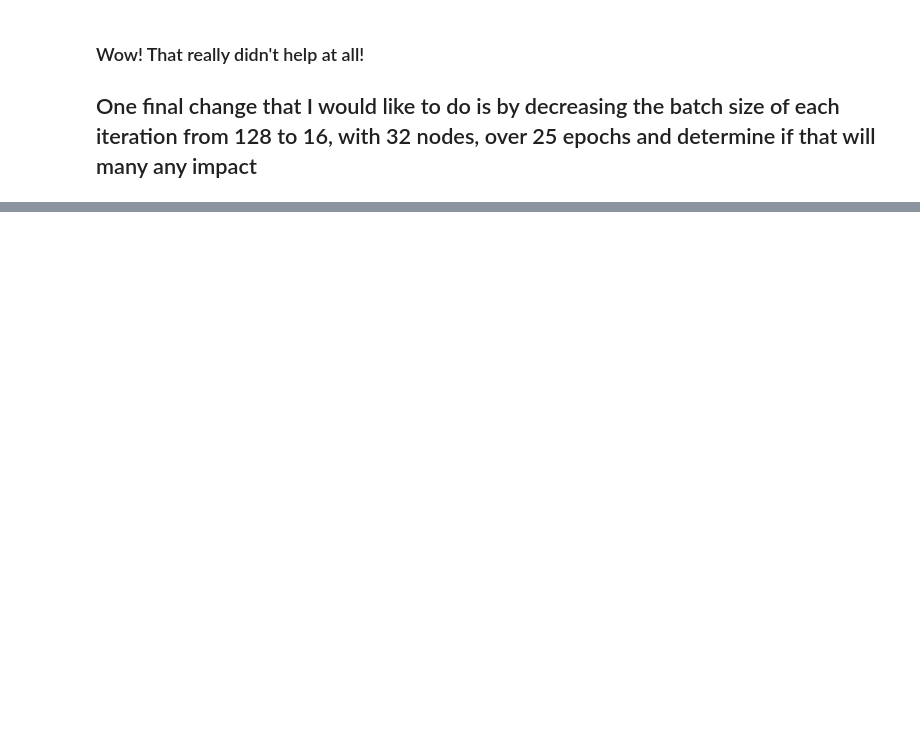
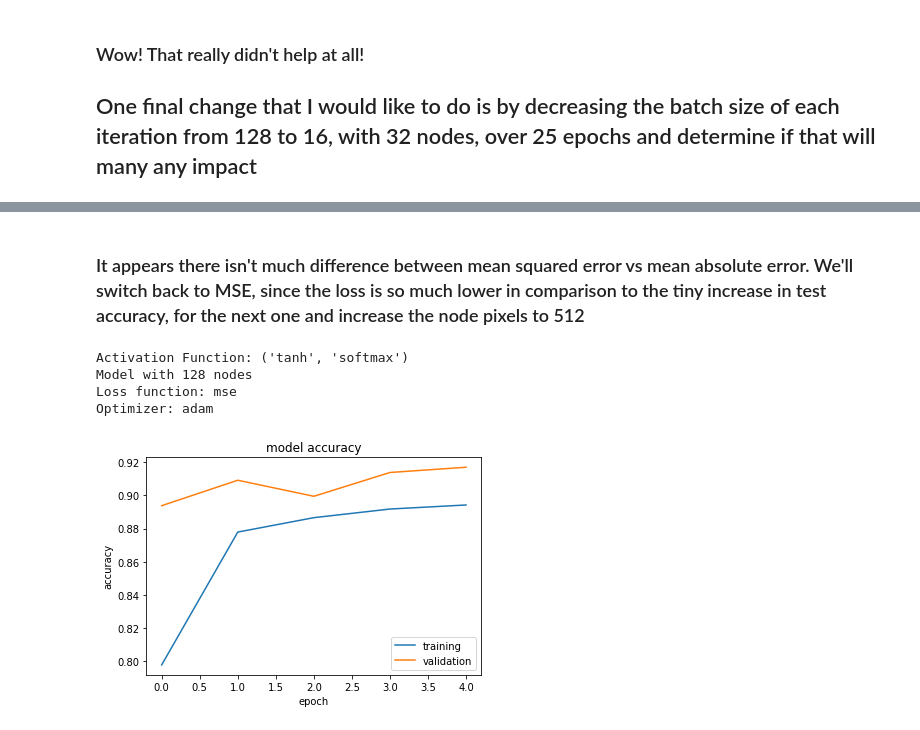
Before and after one commit to stmarple/MachineLearningWithTensorFlow, a Jupyter notebook: FFNN_MNST.ipynb, the cells around one changed output, grey strips where cells are left out. Drawn from its saved outputs; the diff is of its cells as text; code cells hidden in the pictures; blank space fills up the shorter version.

```diff
--- a/FFNN_MNST.ipynb
+++ b/FFNN_MNST.ipynb
@@ -610,0 +780,24 @@ Test accuracy: 0.927
+# %% [markdown]
+### It appears there isn't much difference between mean squared error vs mean absolute error.  We'll switch back to MSE, since the loss is so much lower in comparison to the tiny increase in test accuracy, for the next one and increase the node pixels to 512
+# %%
+af = 'tanh'
+opt = 'adam'
+loss = 'mse'
+batch = 128
+epoch = 5
+nodes = 128
+mode = 'softmax'
+
+mod = create_model([nodes], af)
+print(f'Activation Function: {af, mode}')
+print(f'Model with{nodes: 1} nodes')
+print(f'Loss function: {loss}')
+print(f'Optimizer: {opt}')
+eval(mod, batch, epoch,opt, loss)
+print()
+# %% [output]
+Activation Function: ('tanh', 'softmax')
+Model with 128 nodes
+Loss function: mse
+Optimizer: adam
+[figure, added]
```
Also changed, not shown: parts of 32 cells of this notebook.
